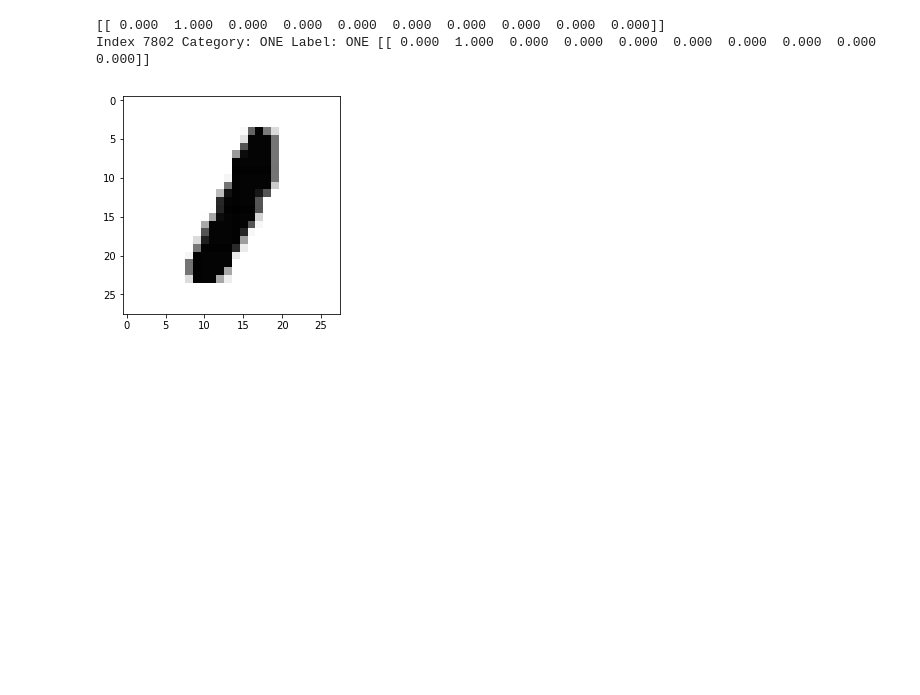
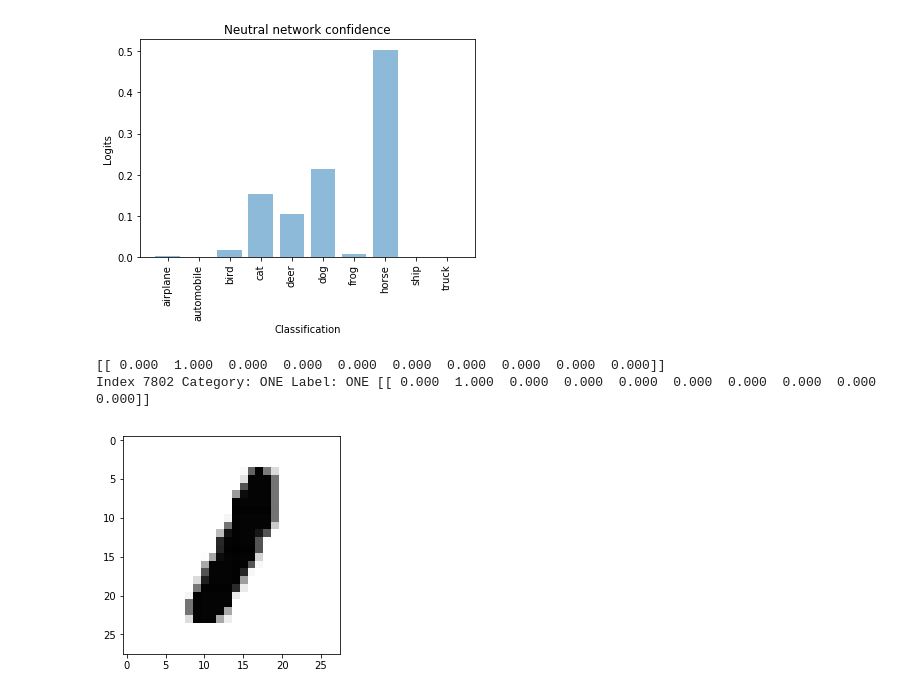
Before and after one commit to ijl20/jp_src, a Jupyter notebook: mnist_tf_keras_cnn/cifar_tf_keras_cnn.ipynb, the cells around one changed output. Saved outputs shown, nothing was run; the diff lists cells and outputs as text; code cells hidden in the pictures; blank space fills up the shorter version.

```diff
--- a/mnist_tf_keras_cnn/cifar_tf_keras_cnn.ipynb
+++ b/mnist_tf_keras_cnn/cifar_tf_keras_cnn.ipynb
@@ -81,3 +156,7 @@ model.evaluate(x_test, y_test)
+# %%
+print_logits(cat_prob[0])
+# %% [output]
+[figure, added]
 # %%
 image_index = 7800
 category_name = ['ZERO','ONE','TWO','THREE','FOUR','FIVE','SIX','SEVEN','EIGHT','NINE']
```
Also changed, not shown: parts of 18 cells of this notebook, 2 other files.
